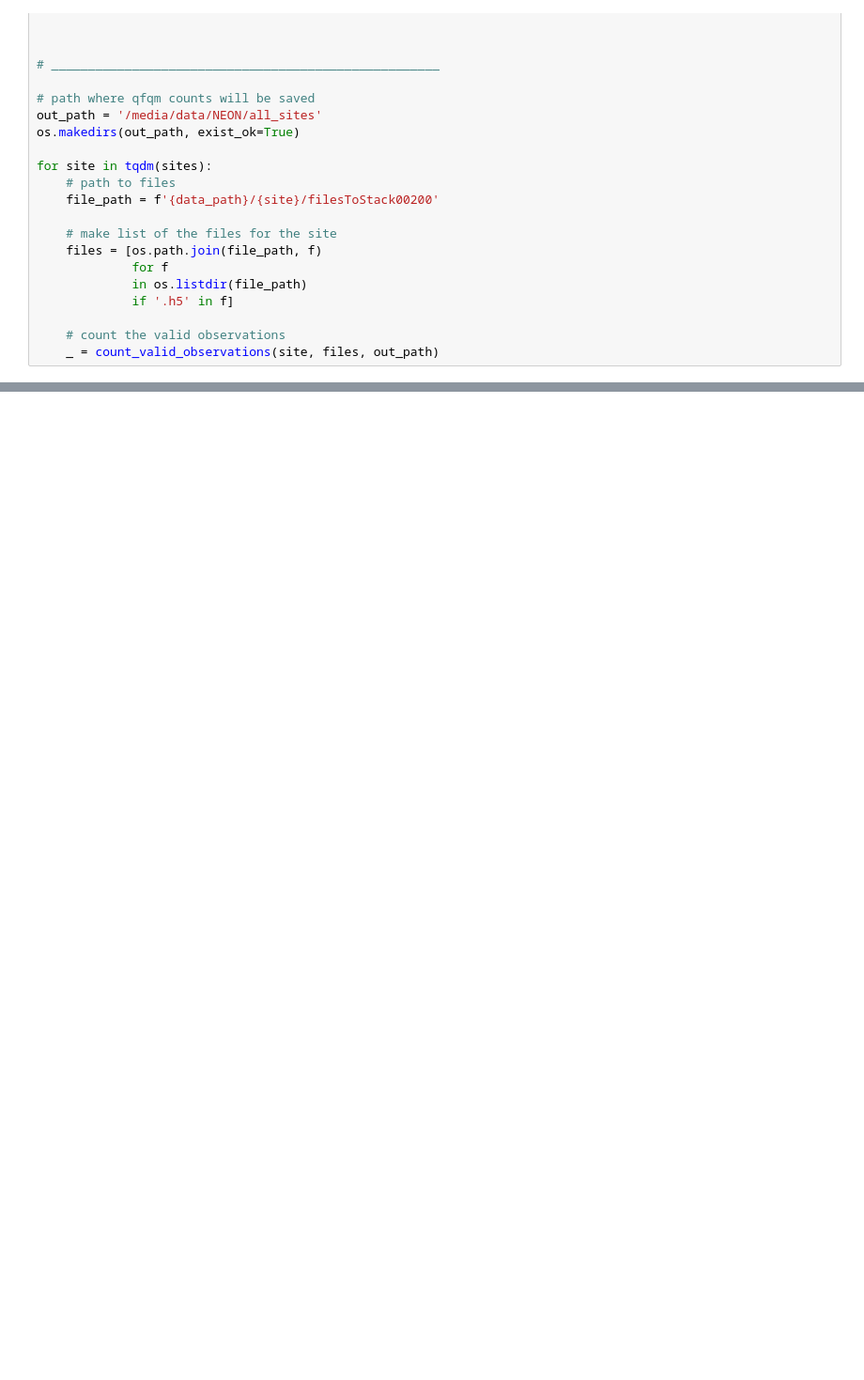
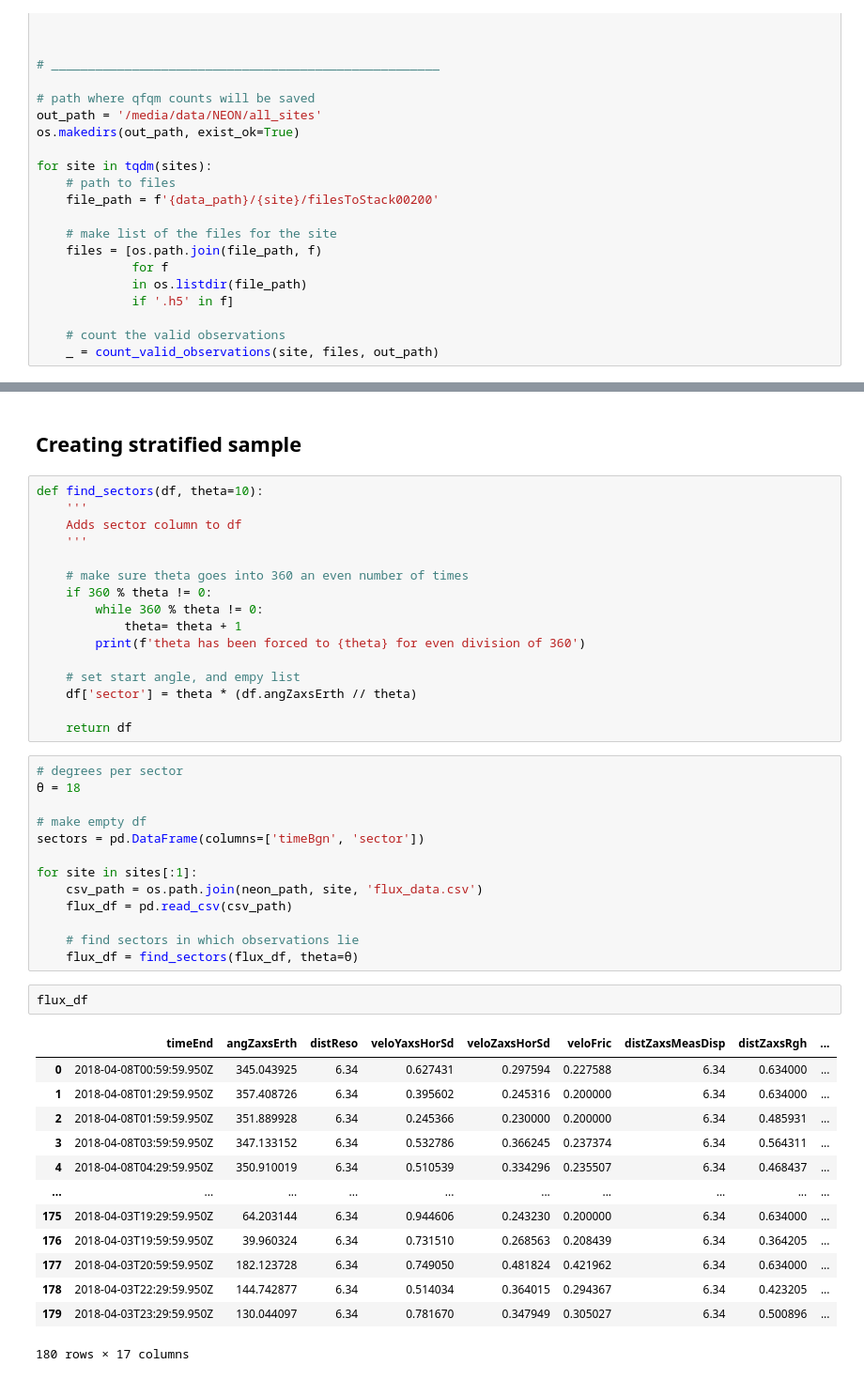
Before and after one commit to kulpojke/NEON, a Jupyter notebook: site_download_and_qfqm_check.ipynb, the cells around one changed output, grey strips where cells are left out. Shown at 94% size. Cells and saved outputs as stored; diff of their text form; blank space fills up the shorter version.

```diff
--- a/site_download_and_qfqm_check.ipynb
+++ b/site_download_and_qfqm_check.ipynb
@@ -232,0 +337,47 @@ len(sums)
+# %% [markdown]
+## Creating  stratified sample
+# %%
+def find_sectors(df, theta=10):
+    '''
+    Adds sector column to df
+    '''
+
+    # make sure theta goes into 360 an even number of times
+    if 360 % theta != 0:
+        while 360 % theta != 0:
+            theta= theta + 1
+        print(f'theta has been forced to {theta} for even division of 360')
+
+    # set start angle, and empy list
+    df['sector'] = theta * (df.angZaxsErth // theta)
+
+    return df
+# %%
+# degrees per sector
+θ = 18
+
+# make empty df
+sectors = pd.DataFrame(columns=['timeBgn', 'sector'])
+
+for site in sites[:1]:
+    csv_path = os.path.join(neon_path, site, 'flux_data.csv')
+    flux_df = pd.read_csv(csv_path)
+
+    # find sectors in which observations lie
+    flux_df = find_sectors(flux_df, theta=θ)
+# %%
+flux_df
+# %% [output]
+|  | timeEnd | angZaxsErth | distReso | veloYaxsHorSd | veloZaxsHorSd | veloFric | distZaxsMeasDisp | distZaxsRgh | ... |
+| 0 | 2018-04-08T00:59:59.950Z | 345.043925 | 6.34 | 0.627431 | 0.297594 | 0.227588 | 6.34 | 0.634000 | ... |
+| 1 | 2018-04-08T01:29:59.950Z | 357.408726 | 6.34 | 0.395602 | 0.245316 | 0.200000 | 6.34 | 0.634000 | ... |
+| 2 | 2018-04-08T01:59:59.950Z | 351.889928 | 6.34 | 0.245366 | 0.230000 | 0.200000 | 6.34 | 0.485931 | ... |
+| 3 | 2018-04-08T03:59:59.950Z | 347.133152 | 6.34 | 0.532786 | 0.366245 | 0.237374 | 6.34 | 0.564311 | ... |
+| 4 | 2018-04-08T04:29:59.950Z | 350.910019 | 6.34 | 0.510539 | 0.334296 | 0.235507 | 6.34 | 0.468437 | ... |
+| ... | ... | ... | ... | ... | ... | ... | ... | ... | ... |
+| 175 | 2018-04-03T19:29:59.950Z | 64.203144 | 6.34 | 0.944606 | 0.243230 | 0.200000 | 6.34 | 0.634000 | ... |
+| 176 | 2018-04-03T19:59:59.950Z | 39.960324 | 6.34 | 0.731510 | 0.268563 | 0.208439 | 6.34 | 0.364205 | ... |
+| 177 | 2018-04-03T20:59:59.950Z | 182.123728 | 6.34 | 0.749050 | 0.481824 | 0.421962 | 6.34 | 0.634000 | ... |
+| 178 | 2018-04-03T22:29:59.950Z | 144.742877 | 6.34 | 0.514034 | 0.364015 | 0.294367 | 6.34 | 0.423205 | ... |
+| 179 | 2018-04-03T23:29:59.950Z | 130.044097 | 6.34 | 0.781670 | 0.347949 | 0.305027 | 6.34 | 0.500896 | ... |
+180 rows × 17 columns
```
Also changed, not shown: parts of 17 cells of this notebook, 5 other files.
